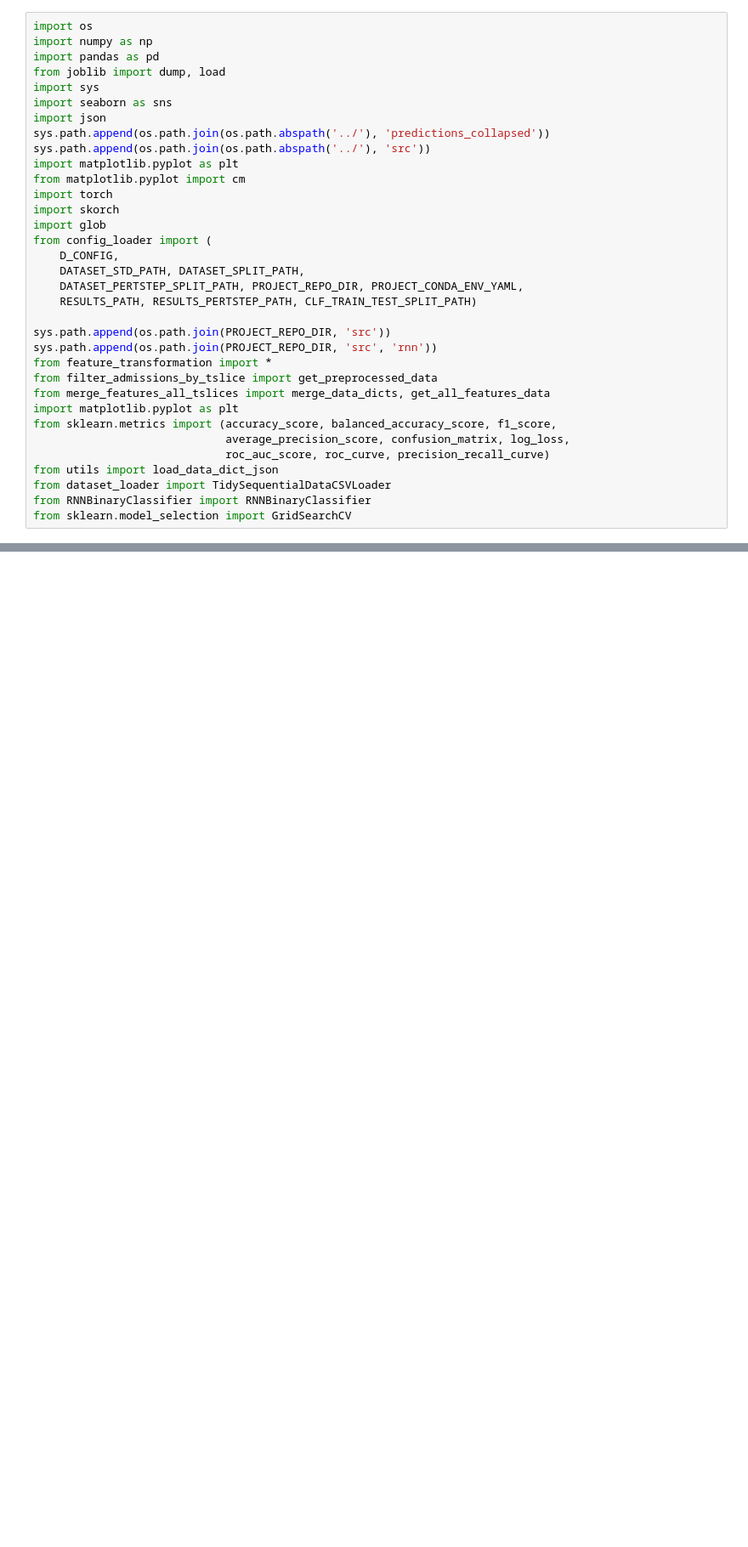
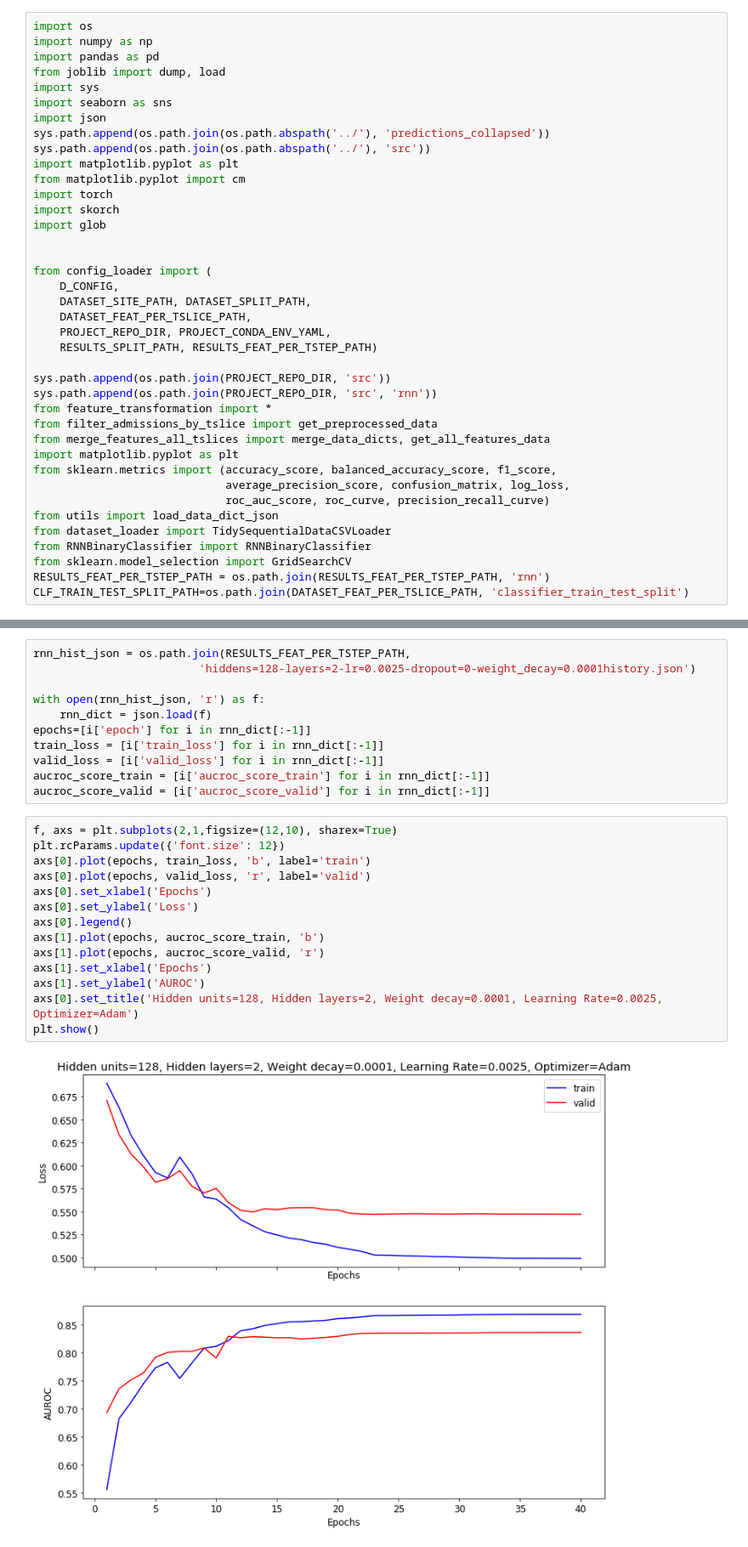
Before and after one commit to tufts-ml/time_series_prediction, a Jupyter notebook: scripts/madrid/notebooks/rnn_debugging_notebook.ipynb, the cells around one changed output, grey strips where cells are left out. Shown at 85% size. Saved outputs shown, nothing was run; the diff lists cells and outputs as text; blank space fills up the shorter version.

```diff
--- a/scripts/madrid/notebooks/rnn_debugging_notebook.ipynb
+++ b/scripts/madrid/notebooks/rnn_debugging_notebook.ipynb
@@ -13,11 +13,14 @@ from matplotlib.pyplot import cm
 import torch
 import skorch
 import glob
+
+
 from config_loader import (
     D_CONFIG,
-    DATASET_STD_PATH, DATASET_SPLIT_PATH,
-    DATASET_PERTSTEP_SPLIT_PATH, PROJECT_REPO_DIR, PROJECT_CONDA_ENV_YAML,
-    RESULTS_PATH, RESULTS_PERTSTEP_PATH, CLF_TRAIN_TEST_SPLIT_PATH)
+    DATASET_SITE_PATH, DATASET_SPLIT_PATH,
+    DATASET_FEAT_PER_TSLICE_PATH,
+    PROJECT_REPO_DIR, PROJECT_CONDA_ENV_YAML,
+    RESULTS_SPLIT_PATH, RESULTS_FEAT_PER_TSTEP_PATH)
 
 sys.path.append(os.path.join(PROJECT_REPO_DIR, 'src'))
 sys.path.append(os.path.join(PROJECT_REPO_DIR, 'src', 'rnn'))
@@ -32,6 +35,8 @@ from utils import load_data_dict_json
 from dataset_loader import TidySequentialDataCSVLoader
 from RNNBinaryClassifier import RNNBinaryClassifier
 from sklearn.model_selection import GridSearchCV
+RESULTS_FEAT_PER_TSTEP_PATH = os.path.join(RESULTS_FEAT_PER_TSTEP_PATH, 'rnn')
+CLF_TRAIN_TEST_SPLIT_PATH=os.path.join(DATASET_FEAT_PER_TSLICE_PATH, 'classifier_train_test_split')
 # %% [markdown]
 ## Get the labs, vitals and static features from all hospital admissions
 - Merge the labs, vitals and demographics into a giant feature dataframe
@@ -145,0 +219,27 @@ ii
+# %%
+rnn_hist_json = os.path.join(RESULTS_FEAT_PER_TSTEP_PATH,
+                         'hiddens=128-layers=2-lr=0.0025-dropout=0-weight_decay=0.0001history.json')
+
+with open(rnn_hist_json, 'r') as f:
+    rnn_dict = json.load(f)
+epochs=[i['epoch'] for i in rnn_dict[:-1]]
+train_loss = [i['train_loss'] for i in rnn_dict[:-1]]
+valid_loss = [i['valid_loss'] for i in rnn_dict[:-1]]
+aucroc_score_train = [i['aucroc_score_train'] for i in rnn_dict[:-1]]
+aucroc_score_valid = [i['aucroc_score_valid'] for i in rnn_dict[:-1]]
+# %%
+f, axs = plt.subplots(2,1,figsize=(12,10), sharex=True)
+plt.rcParams.update({'font.size': 12})
+axs[0].plot(epochs, train_loss, 'b', label='train')
+axs[0].plot(epochs, valid_loss, 'r', label='valid')
+axs[0].set_xlabel('Epochs')
+axs[0].set_ylabel('Loss')
+axs[0].legend()
+axs[1].plot(epochs, aucroc_score_train, 'b')
+axs[1].plot(epochs, aucroc_score_valid, 'r')
+axs[1].set_xlabel('Epochs')
+axs[1].set_ylabel('AUROC')
+axs[0].set_title('Hidden units=128, Hidden layers=2, Weight decay=0.0001, Learning Rate=0.0025, Optimizer=Adam')
+plt.show()
+# %% [output]
+[figure, added]
```
Also changed, not shown: parts of 8 cells of this notebook, 18 other files.
